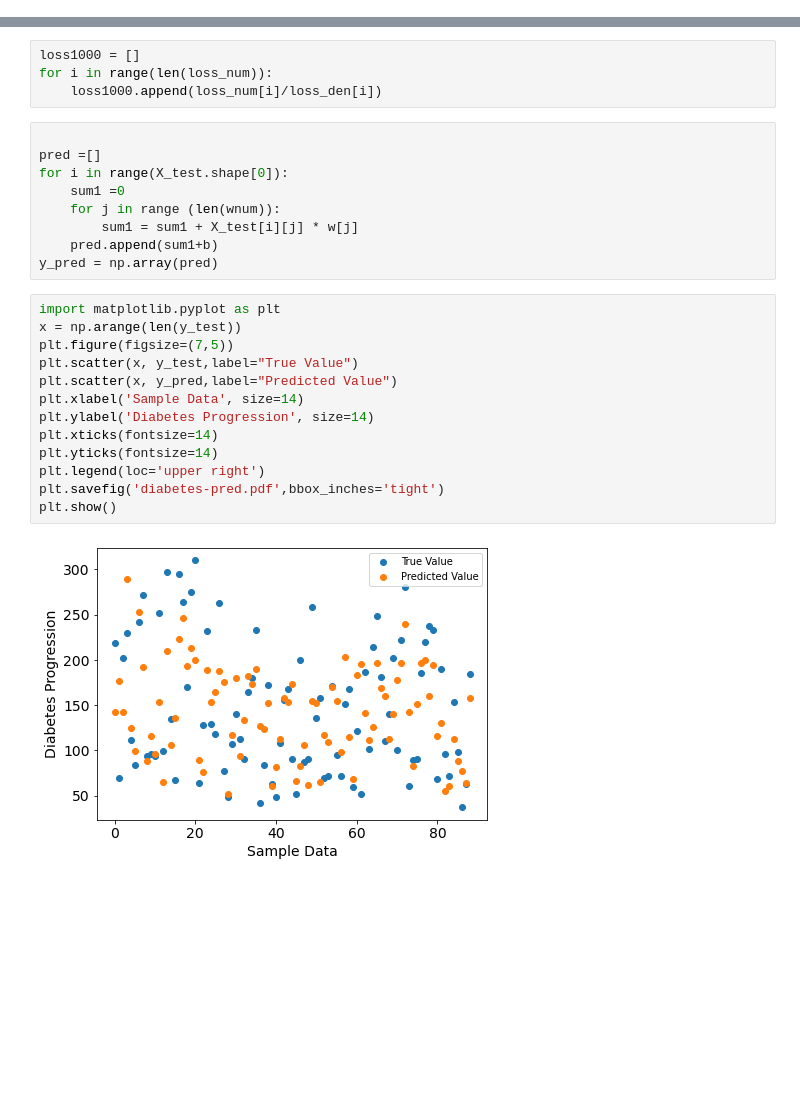
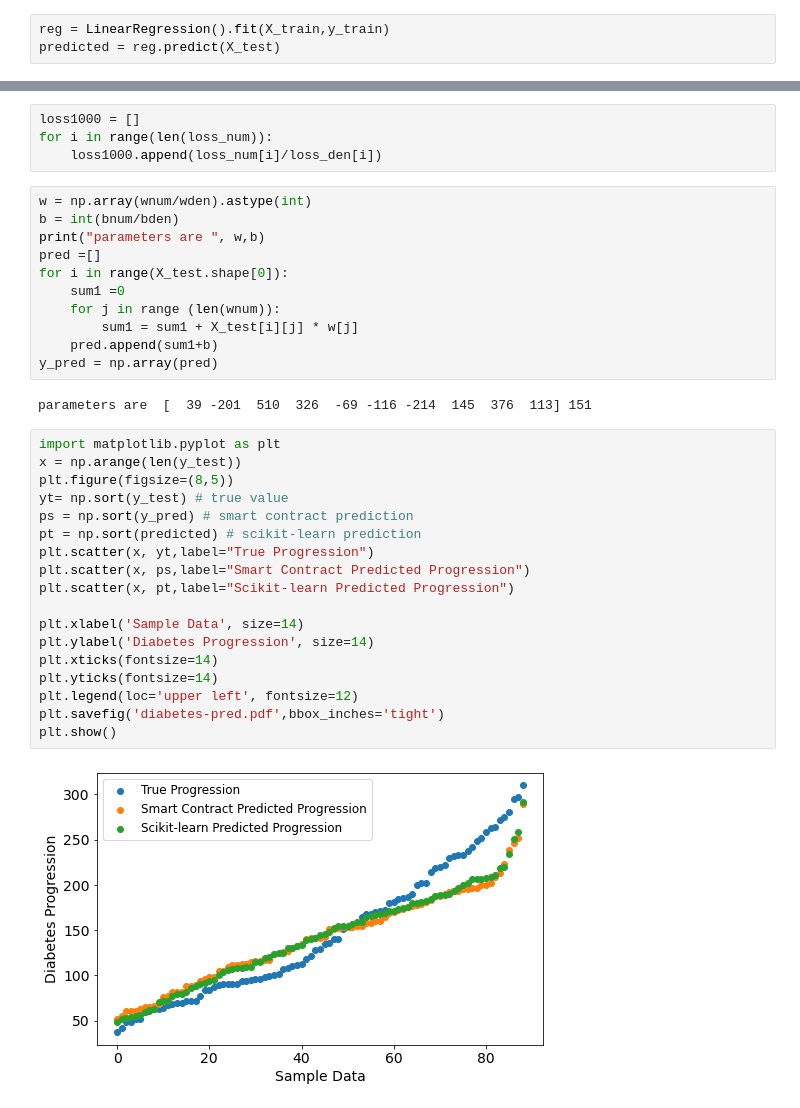
Before and after one commit to syber2020/Linear-Regression-in-Blockhchain, a Jupyter notebook: LR-Python-Web3/MLR/new-codes/TEST-LR-Multiple-v5.0.ipynb, the cells around one changed output, grey strips where cells are left out. Drawn from its saved outputs; the diff is of its cells as text; blank space fills up the shorter version.

```diff
--- a/LR-Python-Web3/MLR/new-codes/TEST-LR-Multiple-v5.0.ipynb
+++ b/LR-Python-Web3/MLR/new-codes/TEST-LR-Multiple-v5.0.ipynb
@@ -18,3 +19,6 @@ X_train, X_test, y_train, y_test = train_test_split(X, y, test_size=0.2, random_
 y[0]
 # %% [output]
 151.0
+# %%
+reg = LinearRegression().fit(X_train,y_train)
+predicted = reg.predict(X_test)
@@ -370,7 +387,9 @@ loss1000 = []
 for i in range(len(loss_num)):
     loss1000.append(loss_num[i]/loss_den[i])
 # %%
-
+w = np.array(wnum/wden).astype(int)
+b = int(bnum/bden)
+print("parameters are ", w,b)
 pred =[]
 for i in range(X_test.shape[0]):
     sum1 =0
@@ -378,21 +397,28 @@ for i in range(X_test.shape[0]):
         sum1 = sum1 + X_test[i][j] * w[j]
     pred.append(sum1+b)
 y_pred = np.array(pred)
+# %% [output]
+parameters are  [  39 -201  510  326  -69 -116 -214  145  376  113] 151
 # %%
 import matplotlib.pyplot as plt
 x = np.arange(len(y_test))
-plt.figure(figsize=(7,5))
-plt.scatter(x, y_test,label="True Value")
-plt.scatter(x, y_pred,label="Predicted Value")
+plt.figure(figsize=(8,5))
+yt= np.sort(y_test) # true value
+ps = np.sort(y_pred) # smart contract prediction
+pt = np.sort(predicted) # scikit-learn prediction
+plt.scatter(x, yt,label="True Progression")
+plt.scatter(x, ps,label="Smart Contract Predicted Progression")
+plt.scatter(x, pt,label="Scikit-learn Predicted Progression")
+
 plt.xlabel('Sample Data', size=14)
 plt.ylabel('Diabetes Progression', size=14)
 plt.xticks(fontsize=14)
 plt.yticks(fontsize=14)
-plt.legend(loc='upper right')
+plt.legend(loc='upper left', fontsize=12)
 plt.savefig('diabetes-pred.pdf',bbox_inches='tight')
 plt.show()
 # %% [output]
-[figure, old version]
+[figure, new version]
 # %%
 # importing r2_score module
 from sklearn.metrics import r2_score
```
Also changed, not shown: parts of 3 cells of this notebook, 10 other files.
